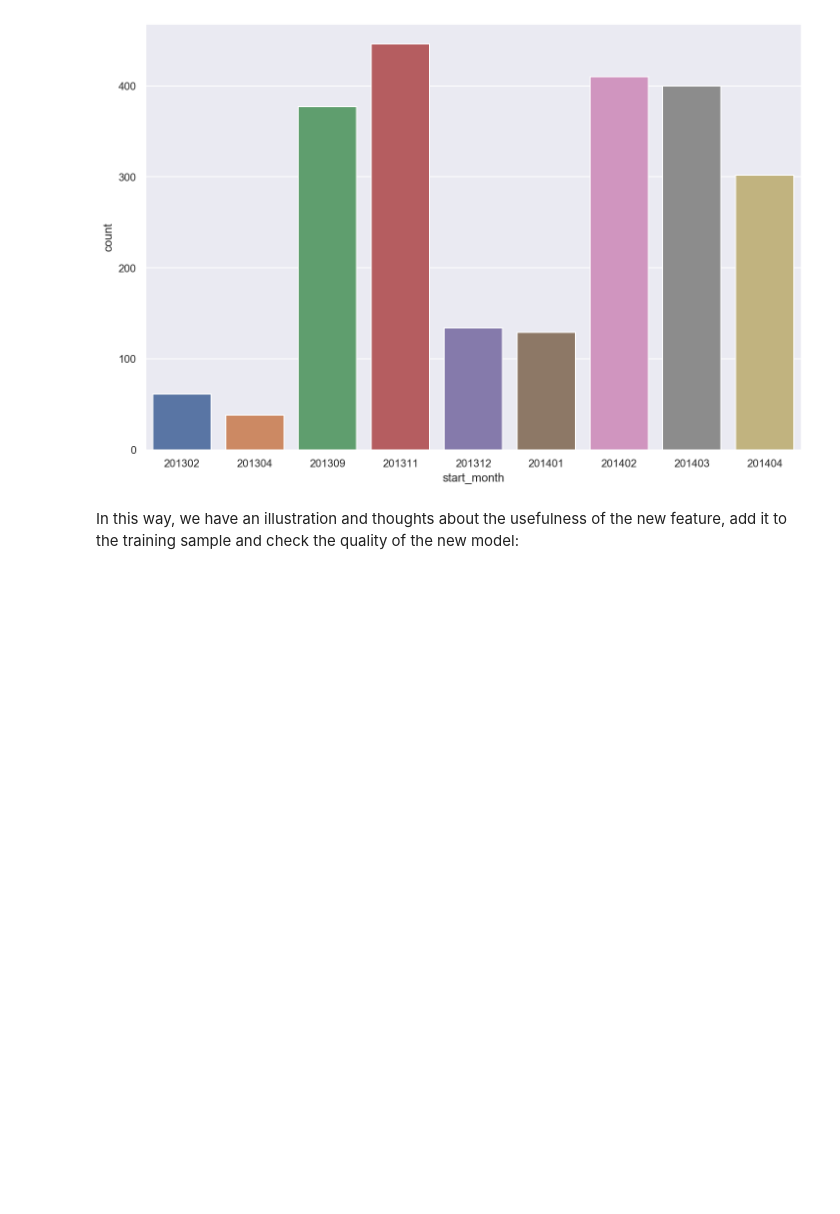
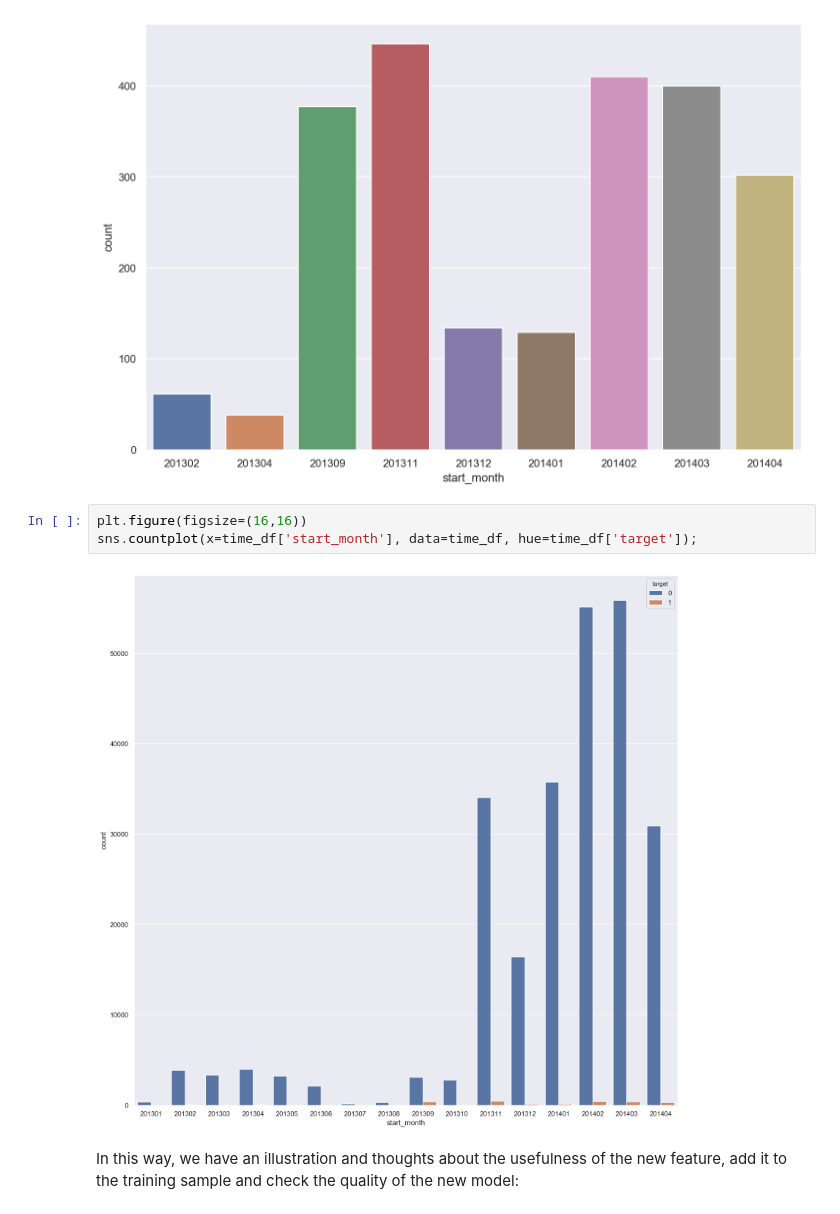
Before and after one commit to Favor86/mlcourse.ai, a Jupyter notebook: jupyter_english/assignments_fall2019/assignment3_part1_alice_logistic_regression.ipynb, the cells around one changed output. Drawn from its saved outputs; the diff is of its cells as text; blank space fills up the shorter version.

```diff
--- a/jupyter_english/assignments_fall2019/assignment3_part1_alice_logistic_regression.ipynb
+++ b/jupyter_english/assignments_fall2019/assignment3_part1_alice_logistic_regression.ipynb
@@ -471,6 +488,11 @@ plt.figure(figsize=(12,8))
 sns.countplot(time_df[time_df['target'] == 1]['start_month']);
 # %% [output]
 [figure]
+# %%
+plt.figure(figsize=(16,16))
+sns.countplot(x=time_df['start_month'], data=time_df, hue=time_df['target']);
+# %% [output]
+[figure, added]
 # %% [markdown]
 In this way, we have an illustration and thoughts about the usefulness of the new feature, add it to the training sample and check the quality of the new model:
 # %%
```
Also changed, not shown: parts of 32 cells of this notebook, 1 other file.
